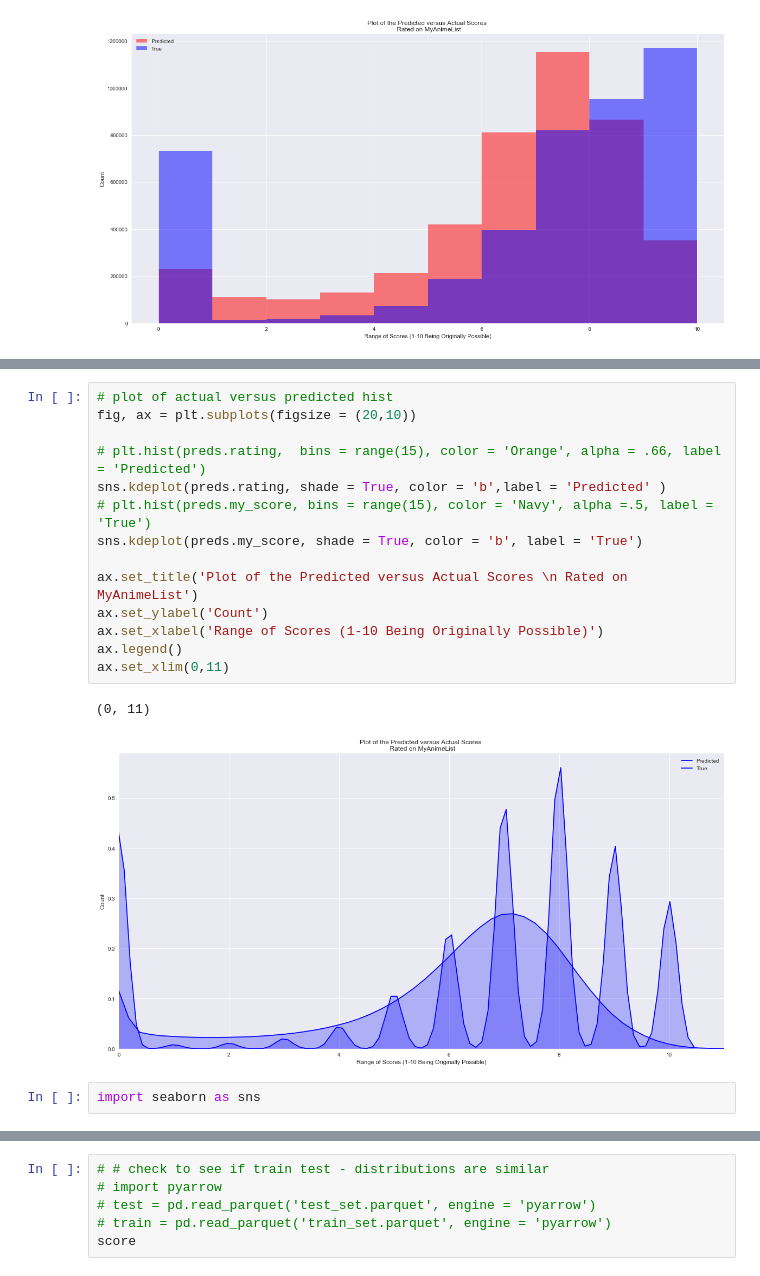
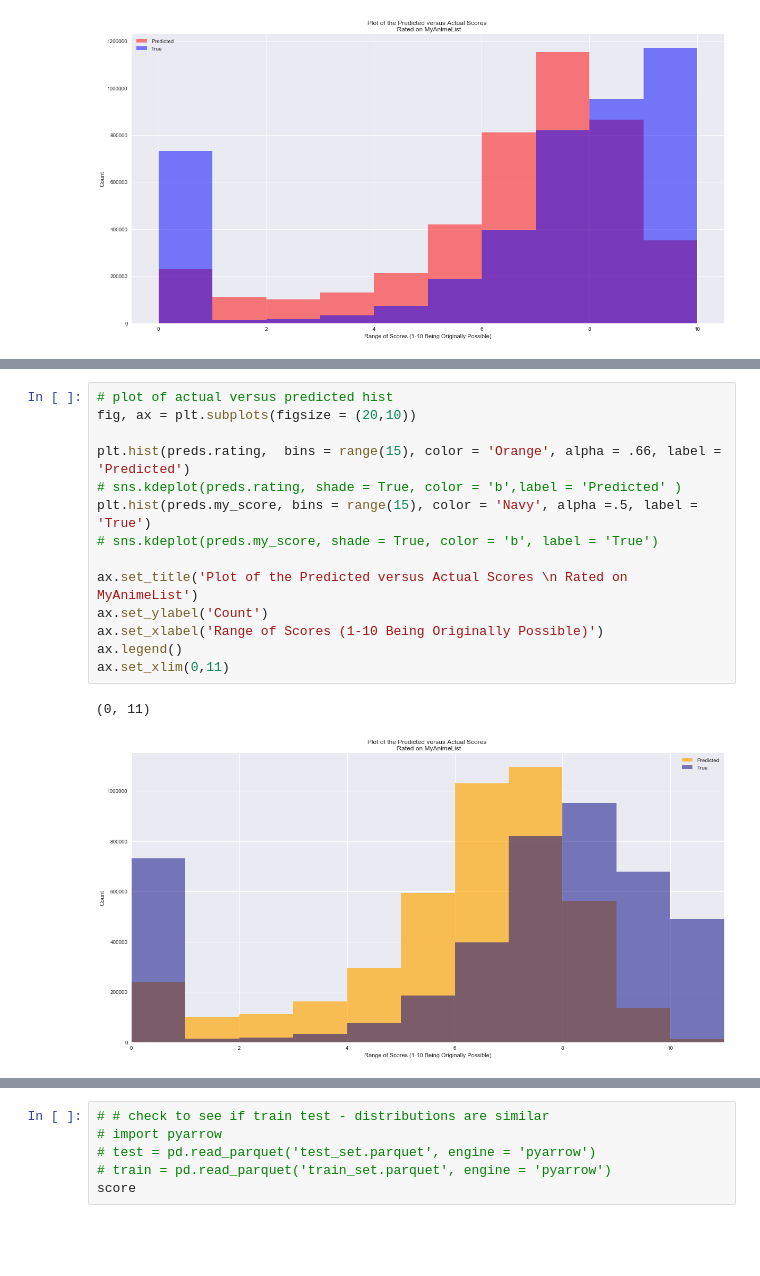
Before and after one commit to Jameshskelton/Anime_Recommender, a Jupyter notebook: EDA-myanimelist.ipynb, the cells around one changed output, grey strips where cells are left out. Cells and saved outputs as stored; diff of their text form; blank space fills up the shorter version.

```diff
--- a/EDA-myanimelist.ipynb
+++ b/EDA-myanimelist.ipynb
@@ -427,19 +495,17 @@ ax.legend()
 # %%
 # plot of actual versus predicted hist
 fig, ax = plt.subplots(figsize = (20,10))
 
-# plt.hist(preds.rating,  bins = range(15), color = 'Orange', alpha = .66, label = 'Predicted')
-sns.kdeplot(preds.rating, shade = True, color = 'b',label = 'Predicted' )
-# plt.hist(preds.my_score, bins = range(15), color = 'Navy', alpha =.5, label = 'True')
-sns.kdeplot(preds.my_score, shade = True, color = 'b', label = 'True')
+plt.hist(preds.rating,  bins = range(15), color = 'Orange', alpha = .66, label = 'Predicted')
+# sns.kdeplot(preds.rating, shade = True, color = 'b',label = 'Predicted' )
+plt.hist(preds.my_score, bins = range(15), color = 'Navy', alpha =.5, label = 'True')
+# sns.kdeplot(preds.my_score, shade = True, color = 'b', label = 'True')
 
 ax.set_title('Plot of the Predicted versus Actual Scores \n Rated on MyAnimeList')
 ax.set_ylabel('Count')
 ax.set_xlabel('Range of Scores (1-10 Being Originally Possible)')
 ax.legend()
 ax.set_xlim(0,11)
 # %% [output]
 (0, 11)
-[figure, old version]
+[figure, new version]
-# %%
-import seaborn as sns
```
Also changed, not shown: parts of 40 cells of this notebook.
